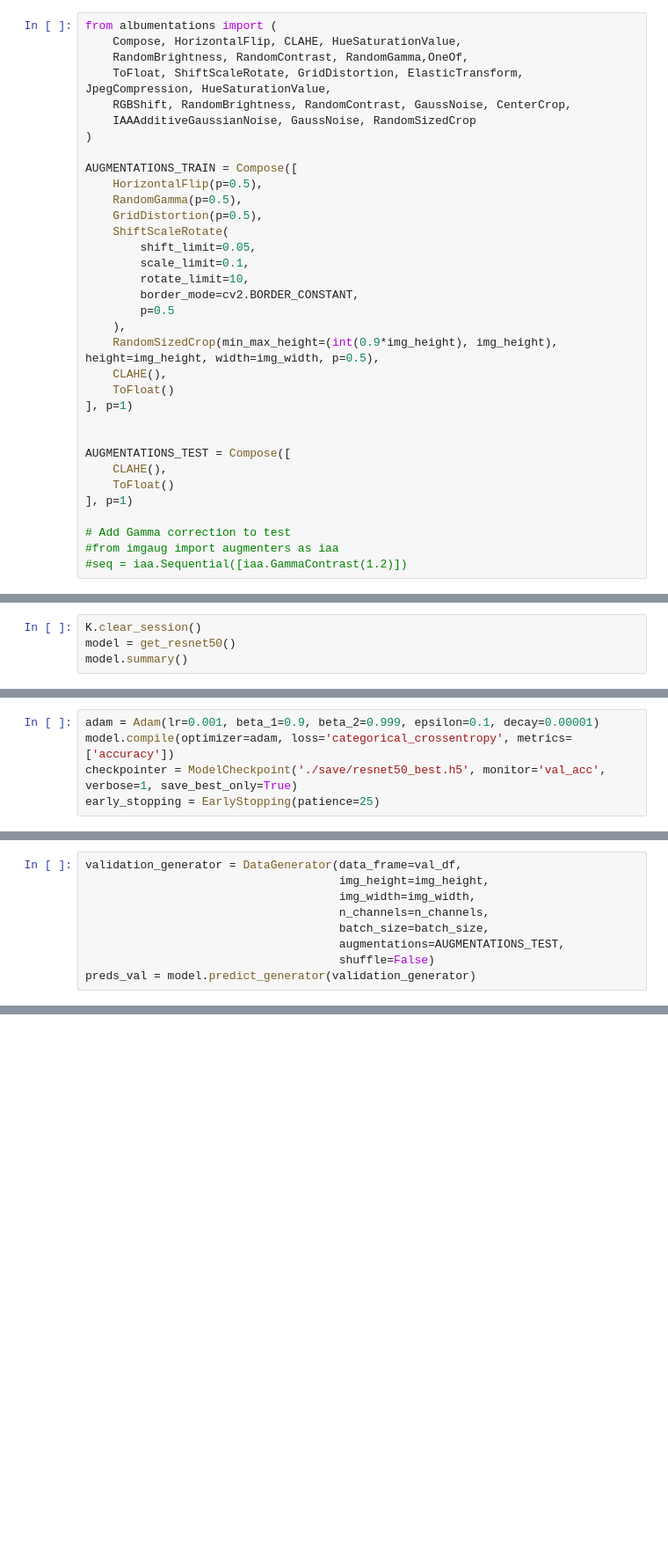
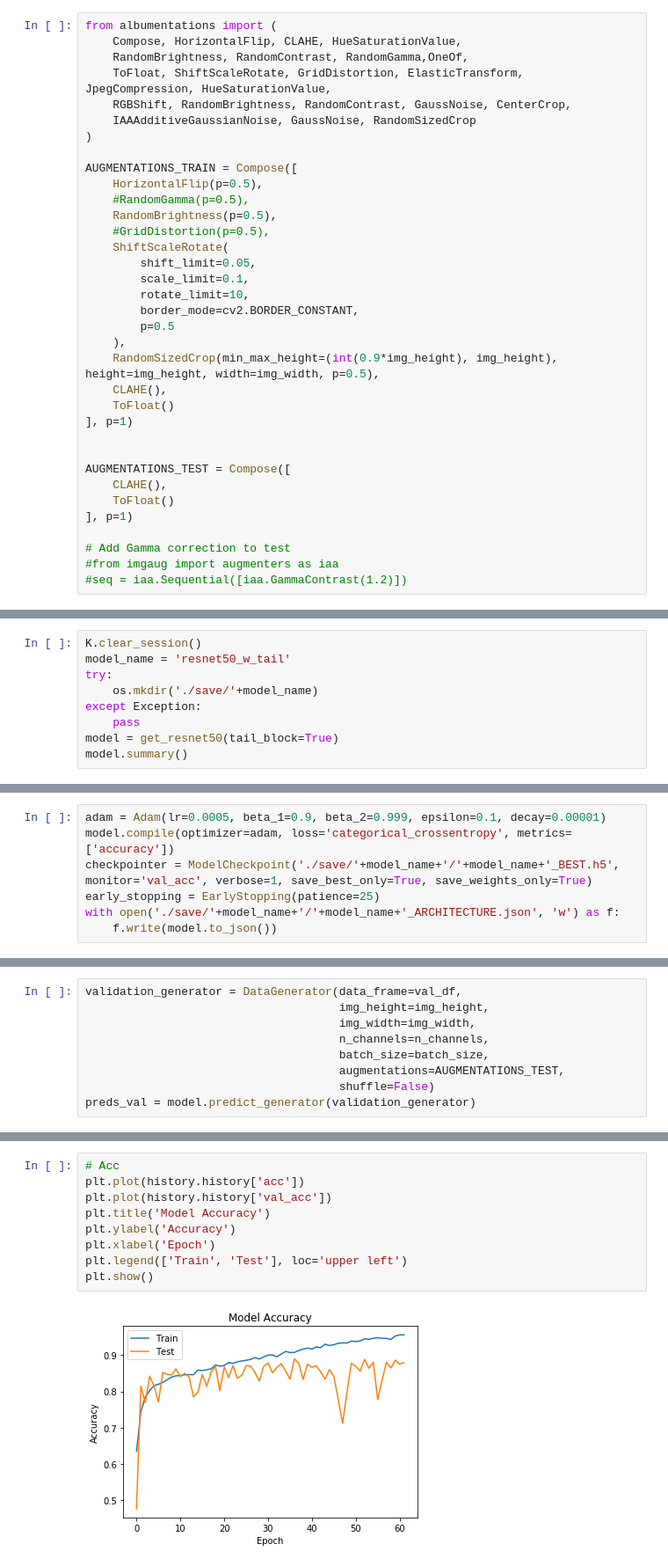
Before and after one commit to vinchg/siim-acr-pneumothorax-segmentation, a Jupyter notebook: classification.ipynb, the cells around one changed output, grey strips where cells are left out. Shown at 88% size. Saved outputs shown, nothing was run; the diff lists cells and outputs as text; blank space fills up the shorter version.

Commit message:
Best classify

```diff
--- a/classification.ipynb
+++ b/classification.ipynb
@@ -180,8 +179,9 @@ from albumentations import (
 
 AUGMENTATIONS_TRAIN = Compose([
     HorizontalFlip(p=0.5),
-    RandomGamma(p=0.5),
-    GridDistortion(p=0.5),
+    #RandomGamma(p=0.5),
+    RandomBrightness(p=0.5),
+    #GridDistortion(p=0.5),
     ShiftScaleRotate(
         shift_limit=0.05,
         scale_limit=0.1,
@@ -289,5 +308,10 @@ def get_resnext50(img_height=img_height, img_width=img_width, n_channels=n_chann
 # %%
 K.clear_session()
-model = get_resnet50()
+model_name = 'resnet50_w_tail'
+try:
+    os.mkdir('./save/'+model_name)
+except Exception:
+    pass
+model = get_resnet50(tail_block=True)
 model.summary()
 # %% [output]
@@ -325,8 +335,10 @@ ________________________________________________________________________________
 # %%
-adam = Adam(lr=0.001, beta_1=0.9, beta_2=0.999, epsilon=0.1, decay=0.00001)
+adam = Adam(lr=0.0005, beta_1=0.9, beta_2=0.999, epsilon=0.1, decay=0.00001)
 model.compile(optimizer=adam, loss='categorical_crossentropy', metrics=['accuracy'])
-checkpointer = ModelCheckpoint('./save/resnet50_best.h5', monitor='val_acc', verbose=1, save_best_only=True)
+checkpointer = ModelCheckpoint('./save/'+model_name+'/'+model_name+'_BEST.h5', monitor='val_acc', verbose=1, save_best_only=True, save_weights_only=True)
 early_stopping = EarlyStopping(patience=25)
+with open('./save/'+model_name+'/'+model_name+'_ARCHITECTURE.json', 'w') as f:
+    f.write(model.to_json())
 # %%
 training_generator = DataGenerator(data_frame=train_df,
                                    img_height=img_height,
@@ -390,0 +405,11 @@ print(accuracy)
+# %%
+# Acc
+plt.plot(history.history['acc'])
+plt.plot(history.history['val_acc'])
+plt.title('Model Accuracy')
+plt.ylabel('Accuracy')
+plt.xlabel('Epoch')
+plt.legend(['Train', 'Test'], loc='upper left')
+plt.show()
+# %% [output]
+[figure, added]
```
Also changed, not shown: parts of 14 cells of this notebook.
